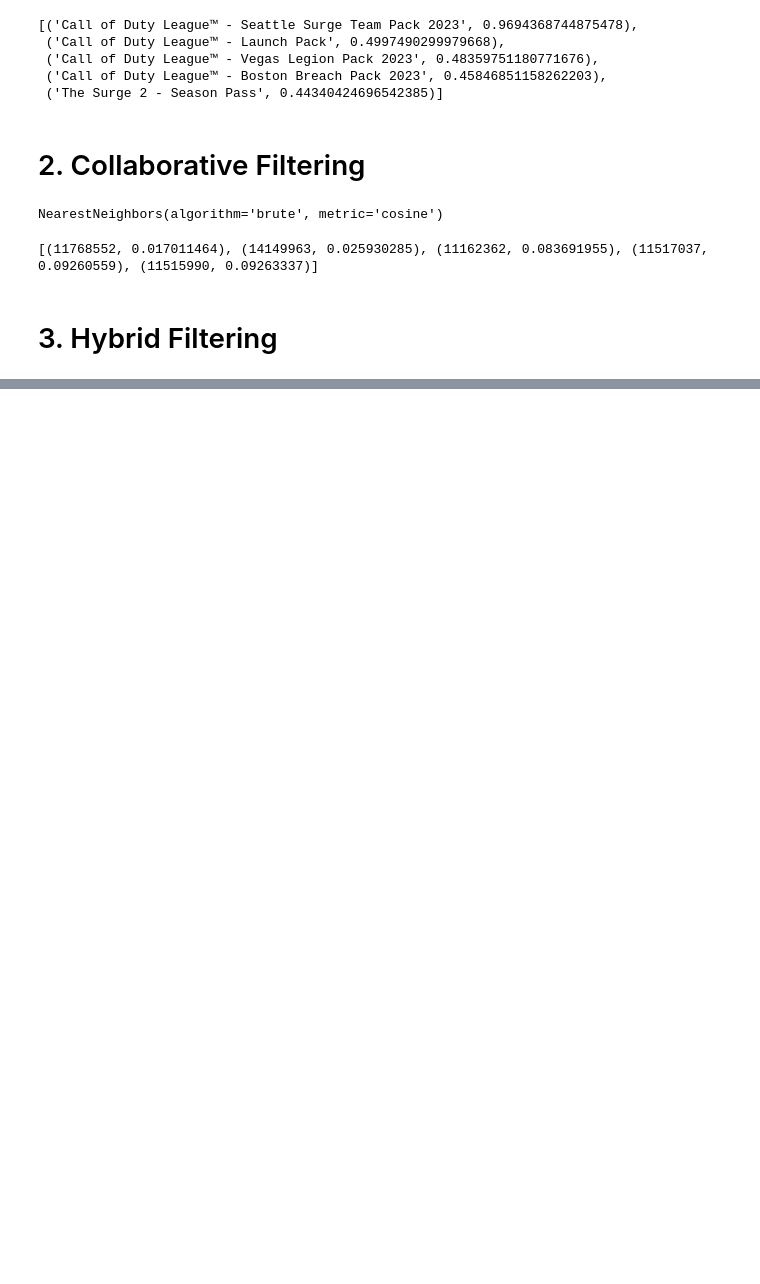
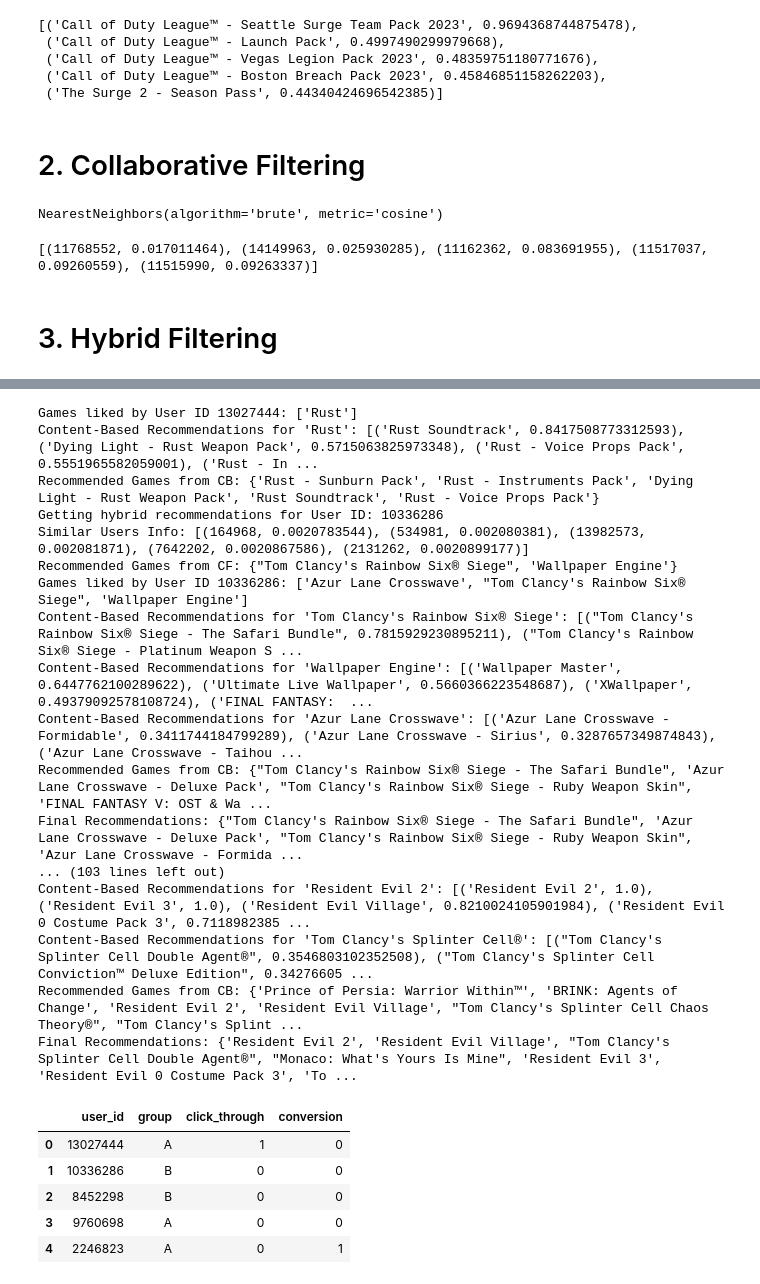
Before and after one commit to yashasvi14/Steam_Video_Game_Recommendation_System, a Jupyter notebook: Steam_video_game_recommendation_system.ipynb, the cells around one changed output, grey strips where cells are left out. Drawn from its saved outputs; the diff is of its cells as text; code cells hidden in the pictures; blank space fills up the shorter version.

```diff
--- a/Steam_video_game_recommendation_system.ipynb
+++ b/Steam_video_game_recommendation_system.ipynb
@@ -449,0 +533,54 @@ Final Recommendations: {'Warhammer 40000: Gladius - Reinforcement Pack', 'Warham
+# %%
+# Define the number of users to test
+sample_size = 20  # Adjust this number as needed
+
+# Randomly select a subset of users for the test
+sample_users = users_df.sample(sample_size)
+
+# Placeholder for tracking metrics
+user_engagement = {
+    'user_id': [],
+    'group': [],
+    'click_through': [],  # 1 if the user clicked on a recommendation, 0 otherwise
+    'conversion': [],     # 1 if the user purchased a recommended game, 0 otherwise
+}
+
+# Generate recommendations and simulate engagement for the subset
+for index, row in sample_users.iterrows():
+    recommendations = generate_recommendations(row['user_id'], row['group'])
+    # Simulate user engagement; replace this with actual engagement tracking logic
+    click_through = np.random.choice([0, 1], p=[0.8, 0.2])  # Simulate a 20% click-through rate
+    conversion = np.random.choice([0, 1], p=[0.9, 0.1])     # Simulate a 10% conversion rate
+
+    user_engagement['user_id'].append(row['user_id'])
+    user_engagement['group'].append(row['group'])
+    user_engagement['click_through'].append(click_through)
+    user_engagement['conversion'].append(conversion)
+
+# Convert to DataFrame
+engagement_df = pd.DataFrame(user_engagement)
+engagement_df.head()
+# %% [output]
+Games liked by User ID 13027444: ['Rust']
+Content-Based Recommendations for 'Rust': [('Rust Soundtrack', 0.8417508773312593), ('Dying Light - Rust Weapon Pack', 0.5715063825973348), ('Rust - Voice Props Pack', 0.5551965582059001), ('Rust - In ...
+Recommended Games from CB: {'Rust - Sunburn Pack', 'Rust - Instruments Pack', 'Dying Light - Rust Weapon Pack', 'Rust Soundtrack', 'Rust - Voice Props Pack'}
+Getting hybrid recommendations for User ID: 10336286
+Similar Users Info: [(164968, 0.0020783544), (534981, 0.002080381), (13982573, 0.002081871), (7642202, 0.0020867586), (2131262, 0.0020899177)]
+Recommended Games from CF: {"Tom Clancy's Rainbow Six® Siege", 'Wallpaper Engine'}
+Games liked by User ID 10336286: ['Azur Lane Crosswave', "Tom Clancy's Rainbow Six® Siege", 'Wallpaper Engine']
+Content-Based Recommendations for 'Tom Clancy's Rainbow Six® Siege': [("Tom Clancy's Rainbow Six® Siege - The Safari Bundle", 0.7815929230895211), ("Tom Clancy's Rainbow Six® Siege - Platinum Weapon S ...
+Content-Based Recommendations for 'Wallpaper Engine': [('Wallpaper Master', 0.6447762100289622), ('Ultimate Live Wallpaper', 0.5660366223548687), ('XWallpaper', 0.49379092578108724), ('FINAL FANTASY:  ...
+Content-Based Recommendations for 'Azur Lane Crosswave': [('Azur Lane Crosswave - Formidable', 0.3411744184799289), ('Azur Lane Crosswave - Sirius', 0.3287657349874843), ('Azur Lane Crosswave - Taihou ...
+Recommended Games from CB: {"Tom Clancy's Rainbow Six® Siege - The Safari Bundle", 'Azur Lane Crosswave - Deluxe Pack', "Tom Clancy's Rainbow Six® Siege - Ruby Weapon Skin", 'FINAL FANTASY V: OST & Wa ...
+Final Recommendations: {"Tom Clancy's Rainbow Six® Siege - The Safari Bundle", 'Azur Lane Crosswave - Deluxe Pack', "Tom Clancy's Rainbow Six® Siege - Ruby Weapon Skin", 'Azur Lane Crosswave - Formida ...
+... (103 lines left out)
+Content-Based Recommendations for 'Resident Evil 2': [('Resident Evil 2', 1.0), ('Resident Evil 3', 1.0), ('Resident Evil Village', 0.8210024105901984), ('Resident Evil 0 Costume Pack 3', 0.7118982385 ...
+Content-Based Recommendations for 'Tom Clancy's Splinter Cell®': [("Tom Clancy's Splinter Cell Double Agent®", 0.3546803102352508), ("Tom Clancy's Splinter Cell Conviction™ Deluxe Edition", 0.34276605 ...
+Recommended Games from CB: {'Prince of Persia: Warrior Within™', 'BRINK: Agents of Change', 'Resident Evil 2', 'Resident Evil Village', "Tom Clancy's Splinter Cell Chaos Theory®", "Tom Clancy's Splint ...
+Final Recommendations: {'Resident Evil 2', 'Resident Evil Village', "Tom Clancy's Splinter Cell Double Agent®", "Monaco: What's Yours Is Mine", 'Resident Evil 3', 'Resident Evil 0 Costume Pack 3', 'To ...
+|  | user_id | group | click_through | conversion |
+| 0 | 13027444 | A | 1 | 0 |
+| 1 | 10336286 | B | 0 | 0 |
+| 2 | 8452298 | B | 0 | 0 |
+| 3 | 9760698 | A | 0 | 0 |
+| 4 | 2246823 | A | 0 | 1 |
```
Also changed, not shown: parts of 10 cells of this notebook, 2 other files.
